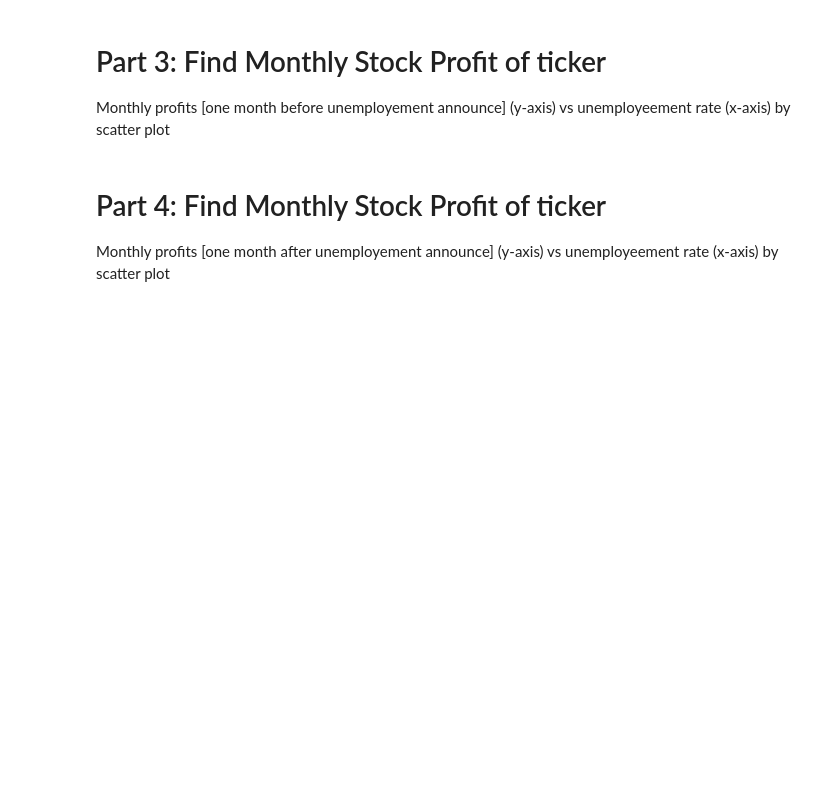
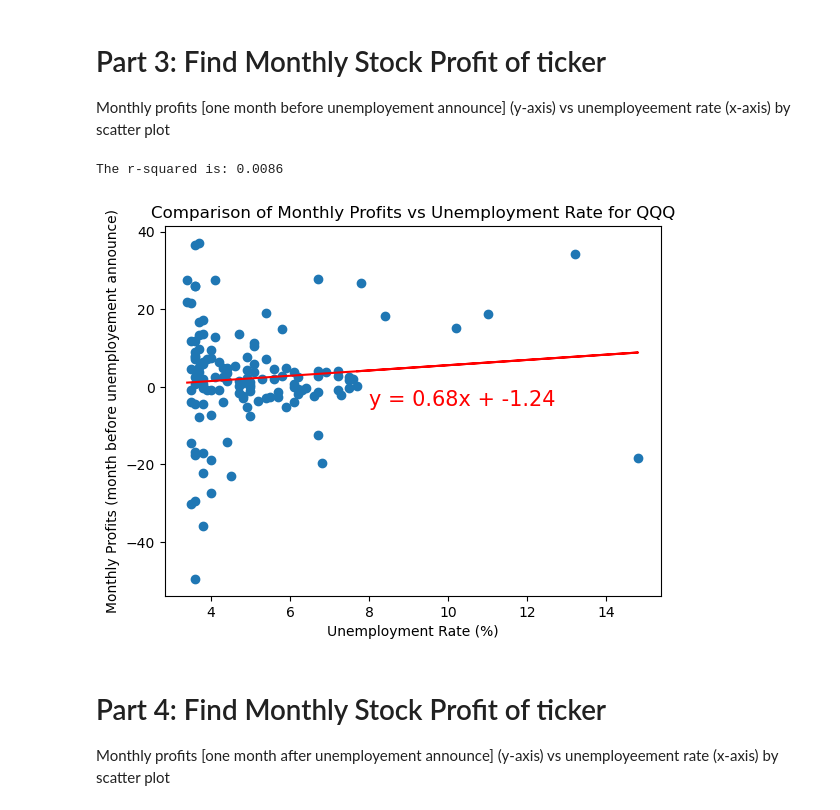
Before and after one commit to OwenNam001/project1_group1, a Jupyter notebook: StockAnalysis/Monthly_Unemployement_YS.ipynb, the cells around one changed output. Cells and saved outputs as stored; diff of their text form; code cells hidden in the pictures; blank space fills up the shorter version.

Commit message:
updated Monthly_Unemployment_YS_ipynb file

```diff
--- a/StockAnalysis/Monthly_Unemployement_YS.ipynb
+++ b/StockAnalysis/Monthly_Unemployement_YS.ipynb
@@ -174,27 +175,30 @@ ticker_month_before_df = ticker_df.rename(columns={'Month':'Month Before'})
 # %%
 # Combine both data frames
 combined_df = pd.merge(ticker_month_before_df, unemployment_month_before_df, how='inner', on=['Year','Month Before'])
 
 # Add the linear regression equation and line to plot
 x_values = combined_df['Rate']
 y_values = combined_df['Monthly Profits']
 (slope, intercept, rvalue, pvalue, stderr) = linregress(x_values, y_values)
 regress_values = x_values * slope + intercept
 line_eq = "y = " + str(round(slope,2)) + "x + " + str(round(intercept,2))
 plt.scatter(x_values,y_values)
 plt.plot(x_values,regress_values,"r-")
 
 # Adjust the annotated location as required
-plt.annotate(line_eq,(10,-100),fontsize=15,color="red")
+plt.annotate(line_eq,(8,-5),fontsize=15,color="red")
 plt.xlabel('Unemployment Rate (%)')
-plt.ylabel('Monthly Profits (same month with unemployement announce)')
+plt.ylabel('Monthly Profits (month before unemployement announce)')
 plt.title(f'Comparison of Monthly Profits vs Unemployment Rate for {symbol}')
 
 # Print the r squared value
 print(f"The r-squared is: {round(rvalue**2, 4)}")
 
 # Show plot
 plt.show()
+# %% [output]
+The r-squared is: 0.0086
+[figure, added]
 # %% [markdown]
 # Part 4: Find Monthly Stock Profit of ticker
 Monthly profits [one month after unemployement announce] (y-axis) vs unemployeement rate (x-axis) by scatter plot
```
Also changed, not shown: parts of 4 cells of this notebook.
